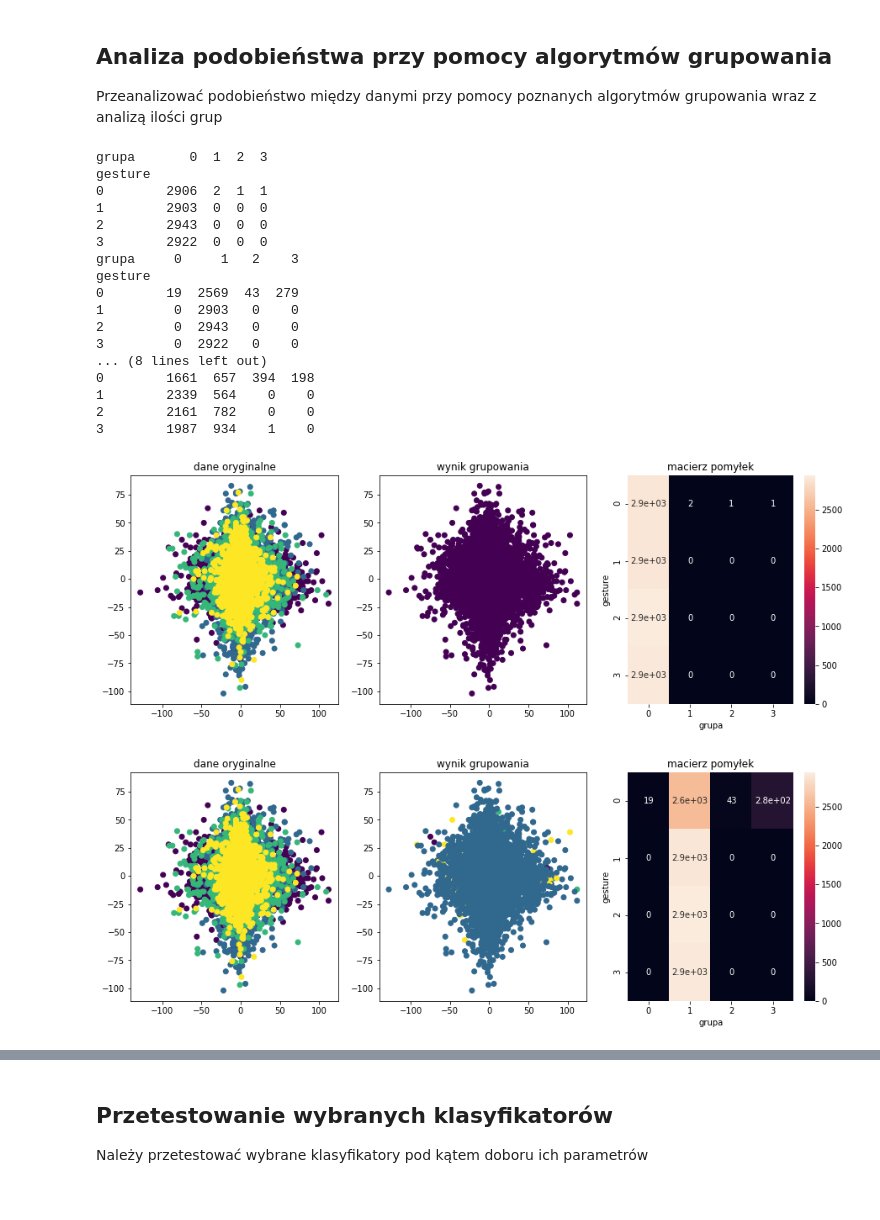
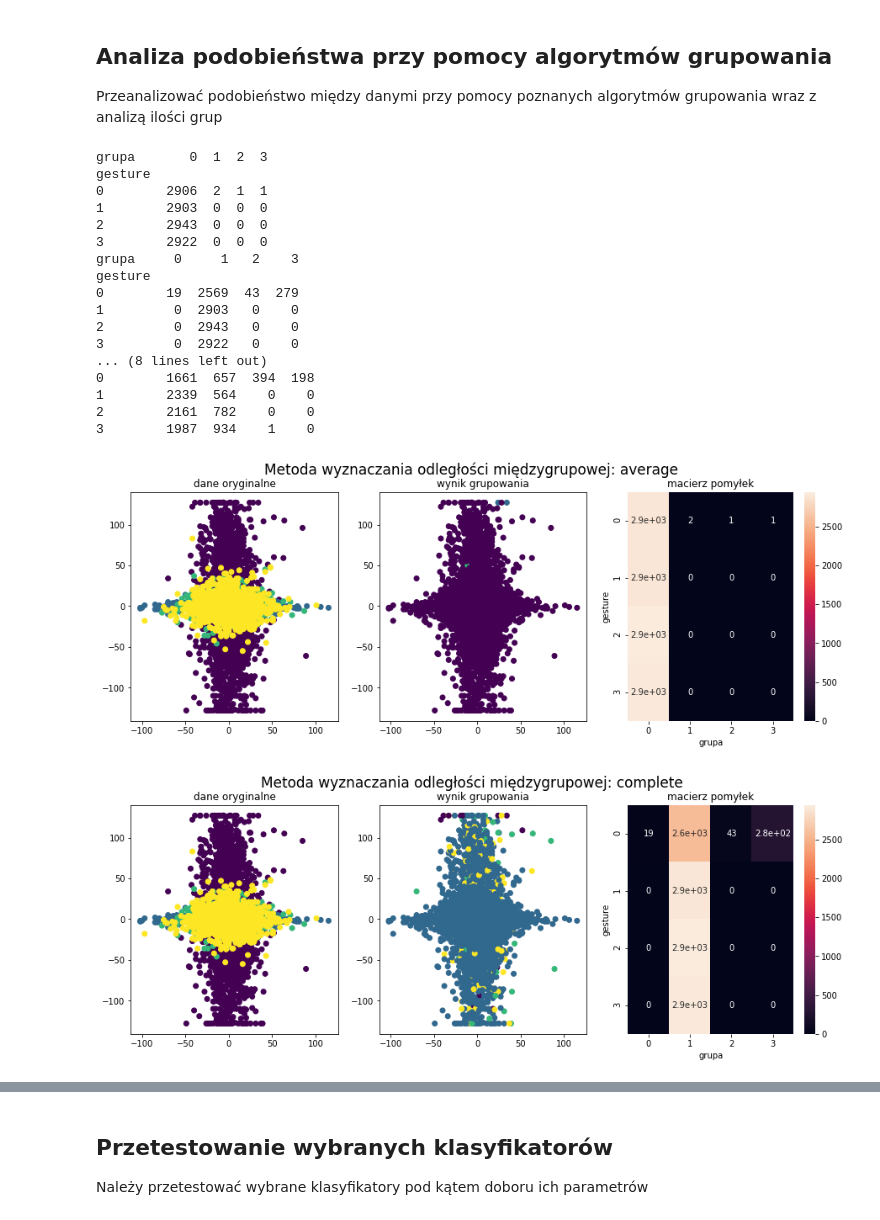
Before and after one commit to dkacperski97/gesture-classification, a Jupyter notebook: gesture-classification.ipynb, the cells around one changed output, grey strips where cells are left out. Saved outputs shown, nothing was run; the diff lists cells and outputs as text; code cells hidden in the pictures.

```diff
--- a/gesture-classification.ipynb
+++ b/gesture-classification.ipynb
@@ -118,8 +120,8 @@ from sklearn.cluster import AgglomerativeClustering
 
 ile_grup = 4
 sd_copy = sensors_data
-attribute_1 = 'r6_s0'
-attribute_2 = 'r1_s4'
+attribute_1 = 'r5_s4'
+attribute_2 = 'r1_s6'
 
 klasa = data['gesture'].astype('category').cat.codes
 
@@ -135,32 +137,34 @@ for index, linkage in enumerate(('average', 'complete', 'single', 'ward')):
     plt.title('dane oryginalne')
 
     plt.subplot(1,3,2)
     sd_copy['grupa']= model.labels_
     plt.scatter( x=sensors_data[attribute_1], y=sd_copy[attribute_2], c=grupa)
     plt.title('wynik grupowania')
 
     plt.subplot(1,3,3)
     pomylki = pd.crosstab(data['gesture'], sd_copy['grupa'])
     print(pomylki)
     sns.heatmap(pomylki, annot = pomylki)
     plt.title('macierz pomyłek')
+
+    plt.suptitle('Metoda wyznaczania odległości międzygrupowej: ' + linkage, size=17)
 # %% [output]
 grupa       0  1  2  3
 gesture
 0        2906  2  1  1
 1        2903  0  0  0
 2        2943  0  0  0
 3        2922  0  0  0
 grupa     0     1   2    3
 gesture
 0        19  2569  43  279
 1         0  2903   0    0
 2         0  2943   0    0
 3         0  2922   0    0
 ... (8 lines left out)
 0        1661  657  394  198
 1        2339  564    0    0
 2        2161  782    0    0
 3        1987  934    1    0
-[figure, old version]
+[figure, new version]
-[figure, old version]
+[figure, new version]
```
Also changed, not shown: parts of 3 cells of this notebook.
